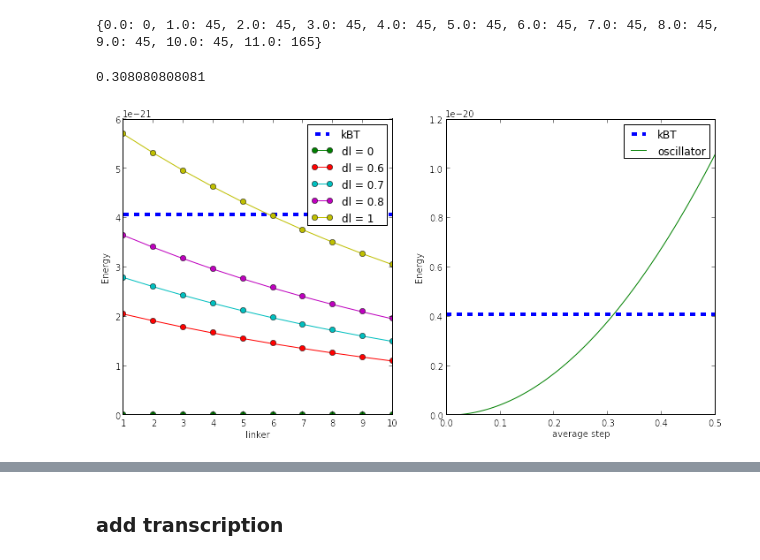
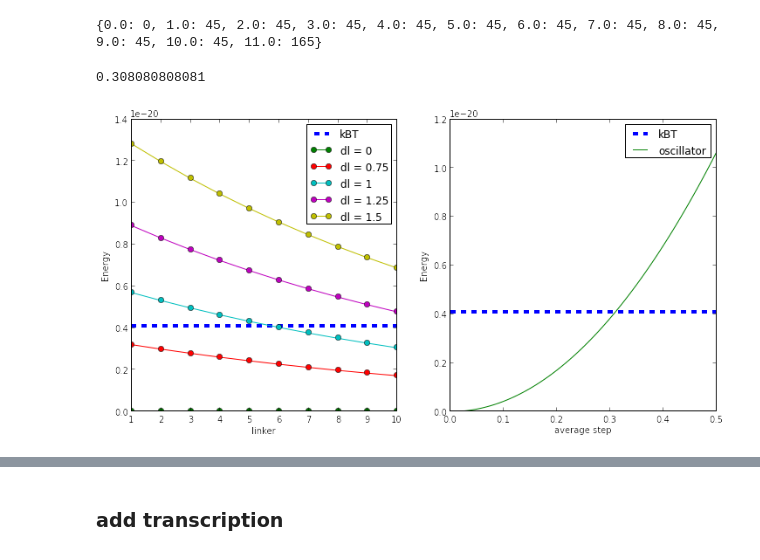
Before and after one commit to npagane/bph, a Jupyter notebook: gal/exonicNucleosomeKinetics.ipynb, the cells around one changed output, grey strips where cells are left out. Cells and saved outputs as stored; diff of their text form; code cells hidden in the pictures.

```diff
--- a/gal/exonicNucleosomeKinetics.ipynb
+++ b/gal/exonicNucleosomeKinetics.ipynb
@@ -73,7 +73,7 @@ plt.show()
 def detSpace(g):
     gene = np.linspace(0, len(g)-1, len(g))
     space = {}
-    nucs = np.sort(np.unique(g))
+    nucs = np.unique(g)
     for i in range(1,len(nucs)):
         lowBound = np.asarray(gene[g==nucs[i-1]], int)
         if nucs[i-1] == 0: lowBound = [-1];
@@ -104,13 +104,13 @@ def energy(g):
     return np.sum(en)
 # %%
 fig = plt.figure(figsize=(12,6))
-x = detSpace(initializeGene()).values()
+x = detSpace(initializeGene()); spcSort = np.argsort(x.keys()); x = x.values(); x = np.asarray(x)[spcSort]
 x = x[1:len(x)-1];
 
 k = -np.log(0.5)
 y = np.linspace(1, len(x), len(x))
 
-xVec = [1, 1.6, 1.7, 1.8, 2]
+xVec = [1, 1.75, 2, 2.25, 2.5]
 
 ax = fig.add_subplot(1,2,1)
 ax.plot(y, np.ones(len(x))*kB*T, '--', label = 'kBT', linewidth = 4)
@@ -121,34 +121,34 @@ for i in xVec:
     en = 0.5*kspring*((NUC_SPACE - xnew)/3*1e-9)**2
     en *= np.exp(-k*y*1.0/len(x))
     ax.plot(y, en, '-o', label = 'dl = ' + str(i-1))
     eSum.append(np.sum(en))
 
 ax.set_xlabel('linker'); ax.set_ylabel('Energy')
 ax.legend()
 
 xVec2 = np.linspace(1, 1.5, 100)
 ax = fig.add_subplot(1,2,2)
 ax.plot(xVec2-1, np.ones(len(xVec2))*kB*T, '--', label = 'kBT', linewidth = 4)
 
 y = np.linspace(1, len(x), len(x))
 eSum = []
 for i in xVec2:
     xnew = i*np.asarray(x) # remove the pre +1 linker and remaining space
     en = 0.5*kspring*((NUC_SPACE - xnew)/3*1e-9)**2
     en *= np.exp(-k*y*1.0/len(x))
     eSum.append(np.sum(en))
 
 ax.plot(xVec2-1, eSum, label = 'oscillator')
 ax.set_xlabel('average step'); ax.set_ylabel('Energy')
 ax.legend()
 
 stepSize = xVec2[np.argsort(np.abs(np.asarray(eSum) - kB*T))[0]] - 1
 print stepSize
 
 plt.show()
 # %% [output]
 0.308080808081
-[figure, old version]
+[figure, new version]
 # %%
 # MCMC to simulate nucleosome shuffling
 def MCMC(g = initializeGene(), N = 1000):
```
Also changed, not shown: parts of 22 cells of this notebook.
